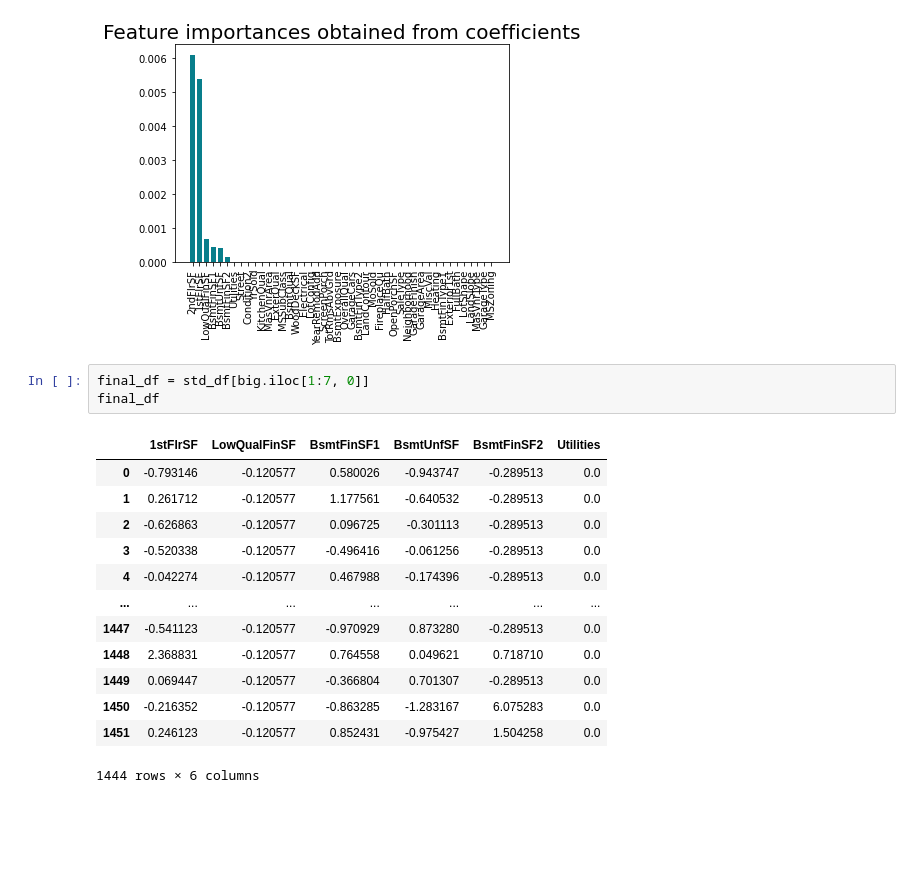
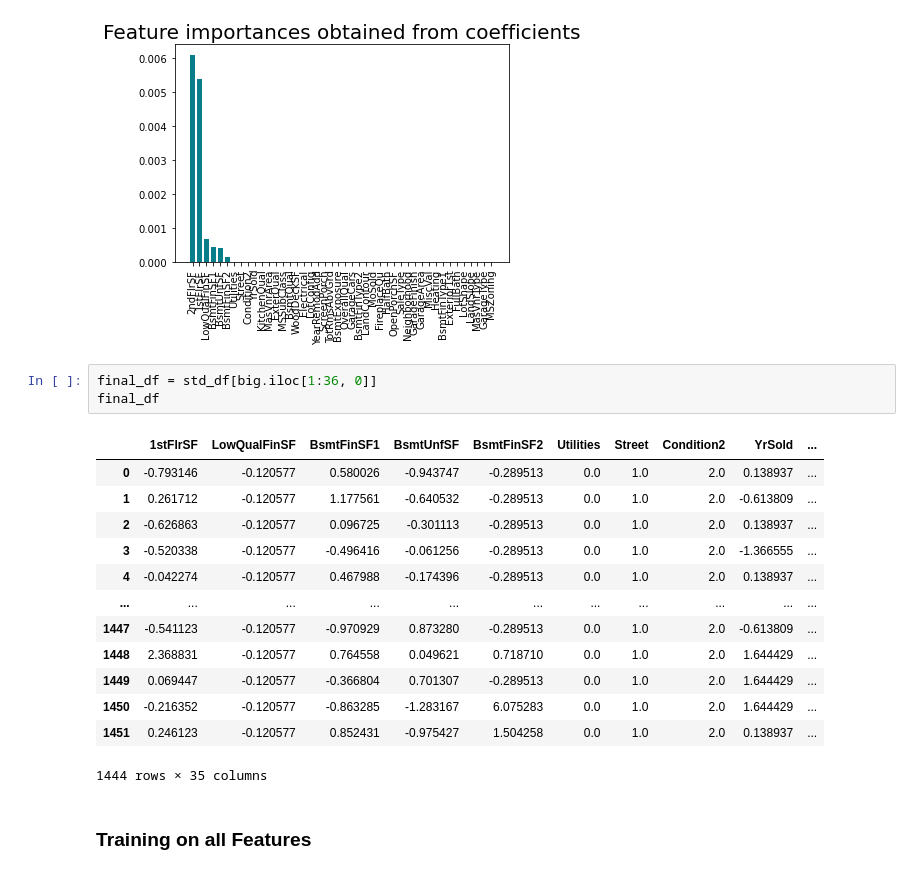
Before and after one commit to OdyAsh/ml-problems, a Jupyter notebook: Assignment 1/All Group Members/Regression.ipynb, the cells around one changed output. Saved outputs shown, nothing was run; the diff lists cells and outputs as text; blank space fills up the shorter version.

```diff
--- a/Assignment 1/All Group Members/Regression.ipynb
+++ b/Assignment 1/All Group Members/Regression.ipynb
@@ -732,22 +734,24 @@ plt.show()
 # %% [output]
 [figure]
 # %%
-final_df = std_df[big.iloc[1:7, 0]]
+final_df = std_df[big.iloc[1:36, 0]]
 final_df
 # %% [output]
-|  | 1stFlrSF | LowQualFinSF | BsmtFinSF1 | BsmtUnfSF | BsmtFinSF2 | Utilities |
-| 0 | -0.793146 | -0.120577 | 0.580026 | -0.943747 | -0.289513 | 0.0 |
-| 1 | 0.261712 | -0.120577 | 1.177561 | -0.640532 | -0.289513 | 0.0 |
-| 2 | -0.626863 | -0.120577 | 0.096725 | -0.301113 | -0.289513 | 0.0 |
-| 3 | -0.520338 | -0.120577 | -0.496416 | -0.061256 | -0.289513 | 0.0 |
-| 4 | -0.042274 | -0.120577 | 0.467988 | -0.174396 | -0.289513 | 0.0 |
-| ... | ... | ... | ... | ... | ... | ... |
-| 1447 | -0.541123 | -0.120577 | -0.970929 | 0.873280 | -0.289513 | 0.0 |
-| 1448 | 2.368831 | -0.120577 | 0.764558 | 0.049621 | 0.718710 | 0.0 |
-| 1449 | 0.069447 | -0.120577 | -0.366804 | 0.701307 | -0.289513 | 0.0 |
-| 1450 | -0.216352 | -0.120577 | -0.863285 | -1.283167 | 6.075283 | 0.0 |
-| 1451 | 0.246123 | -0.120577 | 0.852431 | -0.975427 | 1.504258 | 0.0 |
+|  | 1stFlrSF | LowQualFinSF | BsmtFinSF1 | BsmtUnfSF | BsmtFinSF2 | Utilities | Street | Condition2 | YrSold | ... |
+| 0 | -0.793146 | -0.120577 | 0.580026 | -0.943747 | -0.289513 | 0.0 | 1.0 | 2.0 | 0.138937 | ... |
+| 1 | 0.261712 | -0.120577 | 1.177561 | -0.640532 | -0.289513 | 0.0 | 1.0 | 2.0 | -0.613809 | ... |
+| 2 | -0.626863 | -0.120577 | 0.096725 | -0.301113 | -0.289513 | 0.0 | 1.0 | 2.0 | 0.138937 | ... |
+| 3 | -0.520338 | -0.120577 | -0.496416 | -0.061256 | -0.289513 | 0.0 | 1.0 | 2.0 | -1.366555 | ... |
+| 4 | -0.042274 | -0.120577 | 0.467988 | -0.174396 | -0.289513 | 0.0 | 1.0 | 2.0 | 0.138937 | ... |
+| ... | ... | ... | ... | ... | ... | ... | ... | ... | ... | ... |
+| 1447 | -0.541123 | -0.120577 | -0.970929 | 0.873280 | -0.289513 | 0.0 | 1.0 | 2.0 | -0.613809 | ... |
+| 1448 | 2.368831 | -0.120577 | 0.764558 | 0.049621 | 0.718710 | 0.0 | 1.0 | 2.0 | 1.644429 | ... |
+| 1449 | 0.069447 | -0.120577 | -0.366804 | 0.701307 | -0.289513 | 0.0 | 1.0 | 2.0 | 1.644429 | ... |
+| 1450 | -0.216352 | -0.120577 | -0.863285 | -1.283167 | 6.075283 | 0.0 | 1.0 | 2.0 | 1.644429 | ... |
+| 1451 | 0.246123 | -0.120577 | 0.852431 | -0.975427 | 1.504258 | 0.0 | 1.0 | 2.0 | 0.138937 | ... |
-1444 rows × 6 columns
+1444 rows × 35 columns
+# %% [markdown]
+### Training on all Features
 # %%
 from sklearn import neighbors
 from sklearn.metrics import mean_squared_error
```
Also changed, not shown: parts of 17 cells of this notebook.
